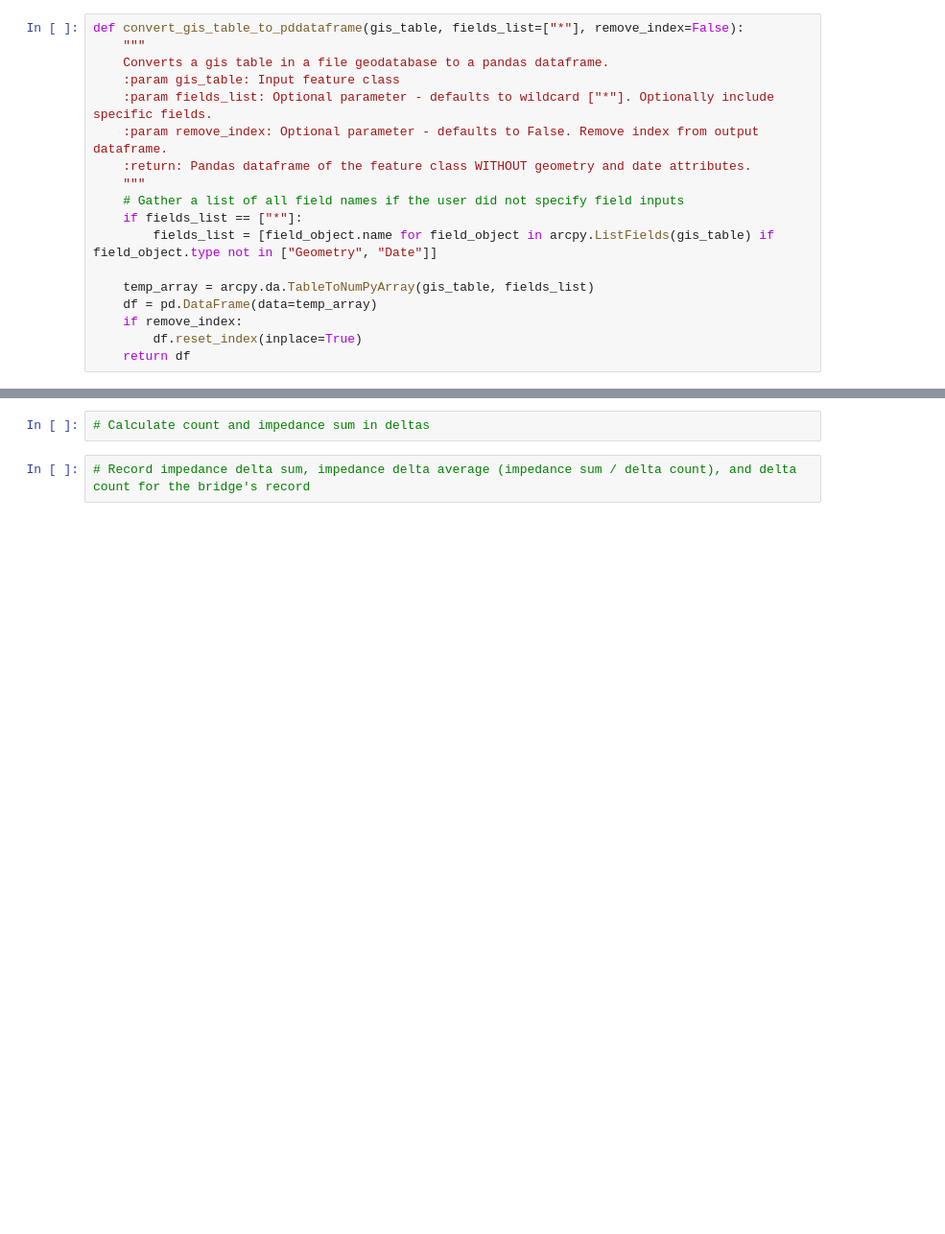
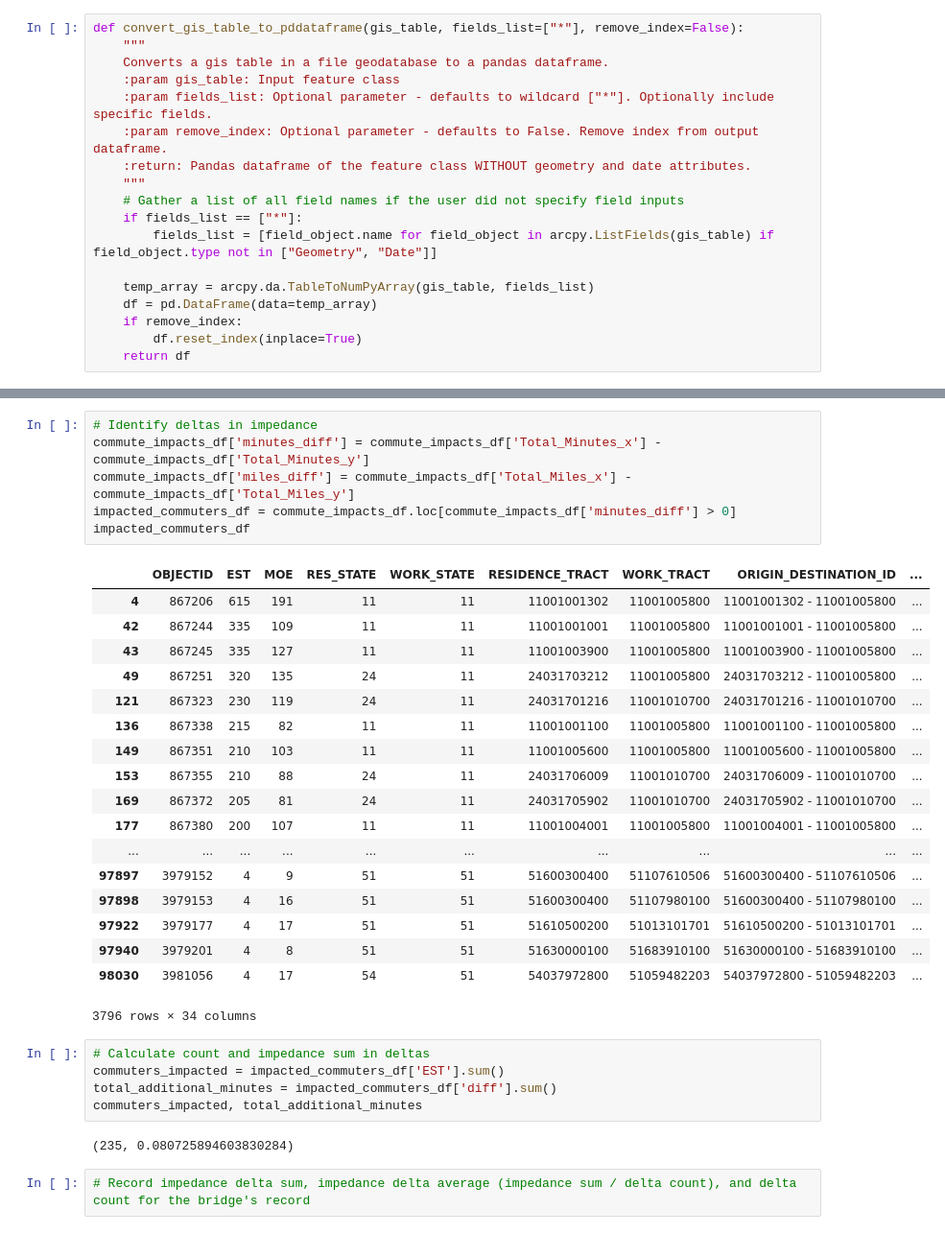
Before and after one commit to Qberto/ArcGISPythonAPI, a Jupyter notebook: Presentation/FedGIS2018/Infrastructure_Analysis_Bridges_Prototype.ipynb, the cells around one changed output, grey strips where cells are left out. Shown: that part at 96% size. Saved outputs shown, nothing was run; the diff lists cells and outputs as text; blank space fills up the shorter version.

```diff
--- a/Presentation/FedGIS2018/Infrastructure_Analysis_Bridges_Prototype.ipynb
+++ b/Presentation/FedGIS2018/Infrastructure_Analysis_Bridges_Prototype.ipynb
@@ -586,5 +882,35 @@ create_odcm: Solving Network 'Origins2Destinations' Origin-Destination Cost Matr
+# %%
+# Identify deltas in impedance
+commute_impacts_df['minutes_diff'] = commute_impacts_df['Total_Minutes_x'] - commute_impacts_df['Total_Minutes_y']
+commute_impacts_df['miles_diff'] = commute_impacts_df['Total_Miles_x'] - commute_impacts_df['Total_Miles_y']
+impacted_commuters_df = commute_impacts_df.loc[commute_impacts_df['minutes_diff'] > 0]
+impacted_commuters_df
+# %% [output]
+|  | OBJECTID | EST | MOE | RES_STATE | WORK_STATE | RESIDENCE_TRACT | WORK_TRACT | ORIGIN_DESTINATION_ID | ... |
+| 4 | 867206 | 615 | 191 | 11 | 11 | 11001001302 | 11001005800 | 11001001302 - 11001005800 | ... |
+| 42 | 867244 | 335 | 109 | 11 | 11 | 11001001001 | 11001005800 | 11001001001 - 11001005800 | ... |
+| 43 | 867245 | 335 | 127 | 11 | 11 | 11001003900 | 11001005800 | 11001003900 - 11001005800 | ... |
+| 49 | 867251 | 320 | 135 | 24 | 11 | 24031703212 | 11001005800 | 24031703212 - 11001005800 | ... |
+| 121 | 867323 | 230 | 119 | 24 | 11 | 24031701216 | 11001010700 | 24031701216 - 11001010700 | ... |
+| 136 | 867338 | 215 | 82 | 11 | 11 | 11001001100 | 11001005800 | 11001001100 - 11001005800 | ... |
+| 149 | 867351 | 210 | 103 | 11 | 11 | 11001005600 | 11001005800 | 11001005600 - 11001005800 | ... |
+| 153 | 867355 | 210 | 88 | 24 | 11 | 24031706009 | 11001010700 | 24031706009 - 11001010700 | ... |
+| 169 | 867372 | 205 | 81 | 24 | 11 | 24031705902 | 11001010700 | 24031705902 - 11001010700 | ... |
+| 177 | 867380 | 200 | 107 | 11 | 11 | 11001004001 | 11001005800 | 11001004001 - 11001005800 | ... |
+| ... | ... | ... | ... | ... | ... | ... | ... | ... | ... |
+| 97897 | 3979152 | 4 | 9 | 51 | 51 | 51600300400 | 51107610506 | 51600300400 - 51107610506 | ... |
+| 97898 | 3979153 | 4 | 16 | 51 | 51 | 51600300400 | 51107980100 | 51600300400 - 51107980100 | ... |
+| 97922 | 3979177 | 4 | 17 | 51 | 51 | 51610500200 | 51013101701 | 51610500200 - 51013101701 | ... |
+| 97940 | 3979201 | 4 | 8 | 51 | 51 | 51630000100 | 51683910100 | 51630000100 - 51683910100 | ... |
+| 98030 | 3981056 | 4 | 17 | 54 | 51 | 54037972800 | 51059482203 | 54037972800 - 51059482203 | ... |
+3796 rows × 34 columns
 # %%
 # Calculate count and impedance sum in deltas
+commuters_impacted = impacted_commuters_df['EST'].sum()
+total_additional_minutes = impacted_commuters_df['diff'].sum()
+commuters_impacted, total_additional_minutes
+# %% [output]
+(235, 0.080725894603830284)
 # %%
 # Record impedance delta sum, impedance delta average (impedance sum / delta count), and delta count for the bridge's record
 # %%
```
Also changed, not shown: parts of 19 cells of this notebook, 1 other file.
